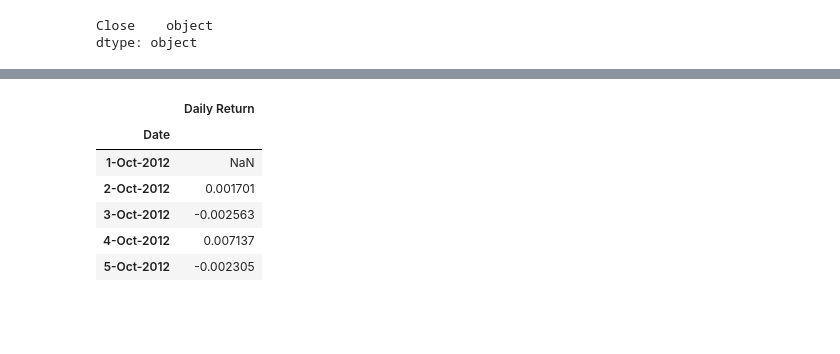
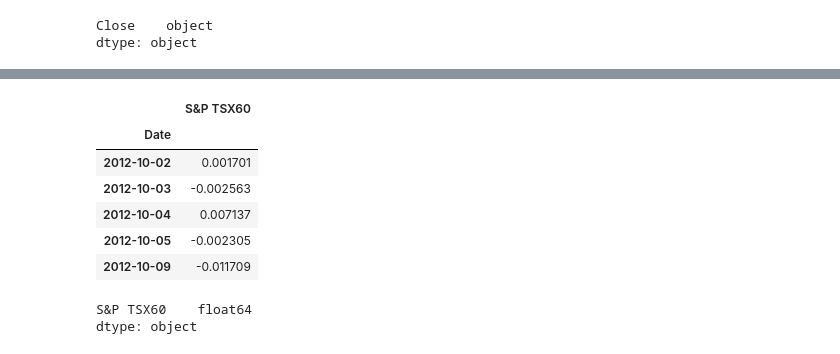
Before and after one commit to ycolagelo/Portfolio-Analysis, a Jupyter notebook: Data_analysis.ipynb, the cells around one changed output, grey strips where cells are left out. Saved outputs shown, nothing was run; the diff lists cells and outputs as text; code cells hidden in the pictures; blank space fills up the shorter version.

```diff
--- a/Data_analysis.ipynb
+++ b/Data_analysis.ipynb
@@ -125,6 +124,9 @@ algo_df
 # %%
 #reading the S&P TSX 60 historic closing price
-#tsx60_df = pd.read_csv(r'C:\Users\Yvonne Colangelo\Downloads\sp_tsx_history.csv')
+tsx60_df = pd.read_csv(r'C:\Users\Yvonne Colangelo\Downloads\sp_tsx_history.csv')
+tsx60_df['Date']=pd.to_datetime(tsx60_df['Date'])
+tsx60_df.set_index('Date', inplace=True)
+tsx60_df.sort_index()
 tsx60_df.head()
 # %% [output]
 |  | Close |
@@ -163,4 +165,5 @@ Name: Close, Length: 1818, dtype: object
 # %%
 #fixing the data types
 #csv_data["order_total"] = csv_data["order_total"].astype("float")
-tsx60_df["Close"] = tsx60_df["Close"].astype("int")
+tsx60_df["Close"] = tsx60_df["Close"].astype("float")
+tsx60_df.head()
@@ -183,3 +210,5 @@ daily_return.head()
 # %%
-daily_return.dropna()
+#droping null values
+new_tsx60 = daily_return.dropna().copy()
+new_tsx60.isnull().sum()
 # %% [output]
@@ -200,11 +217,20 @@ daily_return.dropna()
 # %%
-tsx60_daily_return = daily_return.rename(columns={"Close": "Daily Return"})
+#renaming the column
+tsx60_daily_return = new_tsx60.rename(columns={"Close": "S&P TSX60"})
+tsx60_daily_return = pd.DataFrame(tsx60_daily_return)
+
+
 tsx60_daily_return.head()
 # %% [output]
-|  | Daily Return |
+|  | S&P TSX60 |
 | Date |  |
-| 1-Oct-2012 | NaN |
-| 2-Oct-2012 | 0.001701 |
-| 3-Oct-2012 | -0.002563 |
-| 4-Oct-2012 | 0.007137 |
-| 5-Oct-2012 | -0.002305 |
+| 2012-10-02 | 0.001701 |
+| 2012-10-03 | -0.002563 |
+| 2012-10-04 | 0.007137 |
+| 2012-10-05 | -0.002305 |
+| 2012-10-09 | -0.011709 |
+# %%
+tsx60_daily_return.dtypes
+# %% [output]
+S&P TSX60    float64
+dtype: object
```
Also changed, not shown: parts of 32 cells of this notebook, 1 other file.
